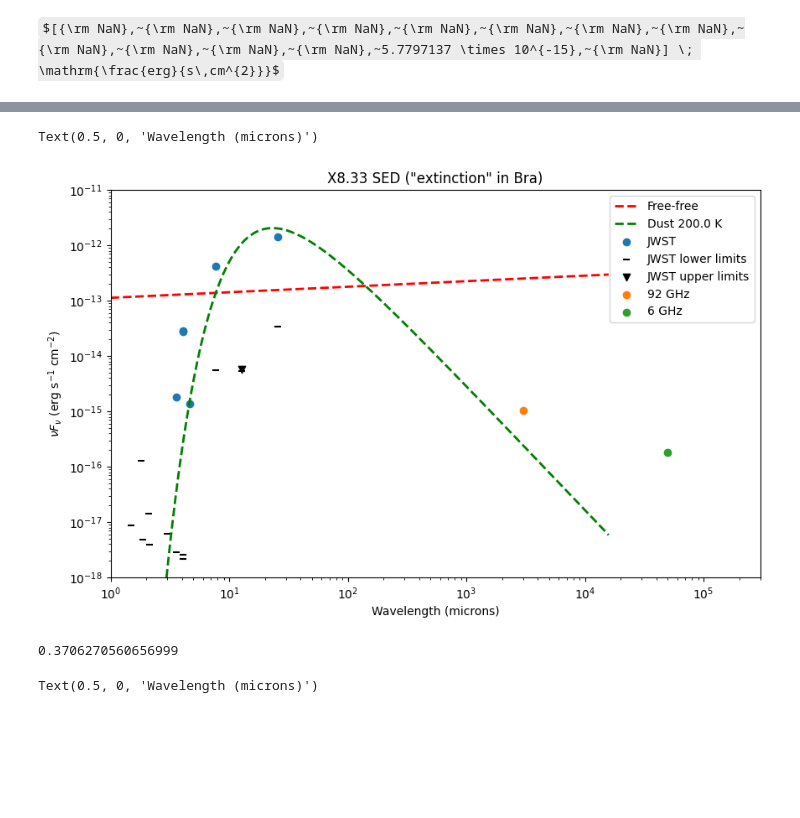
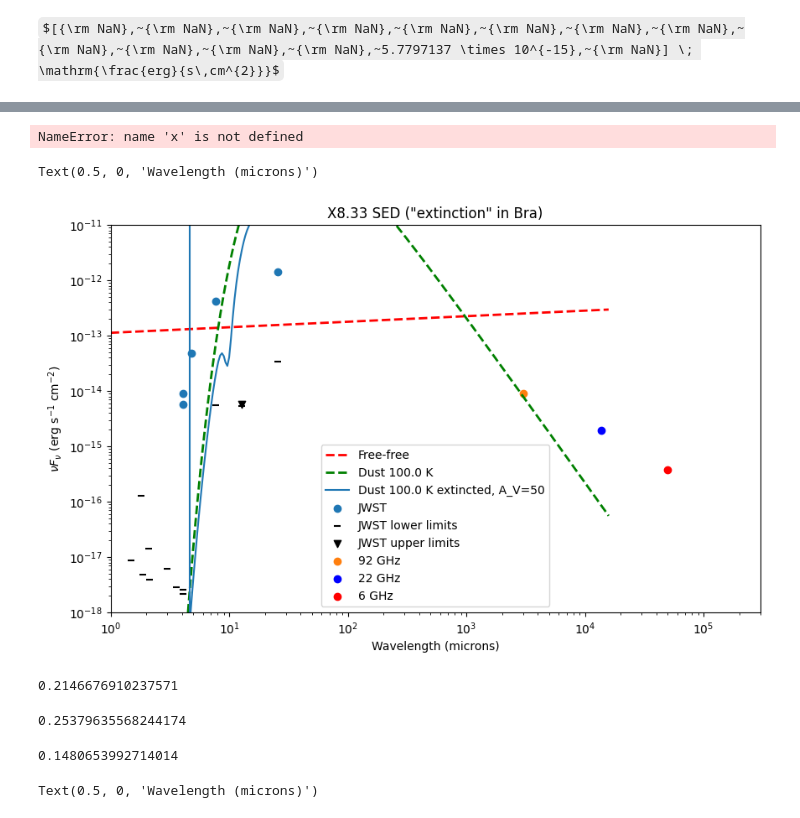
Before and after one commit to nbudaiev/jwst_sgrb2, a Jupyter notebook: sgrb2_jwst/SED_builder_catalog.ipynb, the cells around one changed output, grey strips where cells are left out. Drawn from its saved outputs; the diff is of its cells as text; code cells hidden in the pictures; some formulas as TeX source; blank space fills up the shorter version.

```diff
--- a/sgrb2_jwst/SED_builder_catalog.ipynb
+++ b/sgrb2_jwst/SED_builder_catalog.ipynb
@@ -262,0 +280,9 @@ $[{\rm NaN},~{\rm NaN},~{\rm NaN},~{\rm NaN},~{\rm NaN},~{\rm NaN},~{\rm NaN},~{
+# %%
+def thick_bb_emission(T, freq, radii):
+    B_nu = (2 * freq**3 *c.h / (c.c**2) * 1 / (np.e**(c.h*freq/(c.k_B*T))-1)).to(u.W/u.m**2/u.Hz)
+    d = 8.277 * u.kpc
+    S_nu = B_nu * np.pi * radii**2 / d**2
+
+    nuFnu = (S_nu * freq).to(u.erg/u.s/u.cm**2)
+    return nuFnu
+    #return S_nu.to(u.Jy)
@@ -303,4 +370,8 @@ get_SI(2.652939222753e-2*u.Jy, 3.352606436238e-3*u.Jy, 92*u.GHz, 6*u.GHz)
 # %%
 src2 = cat[(cat['id_f480m'] == 310817) & (cat['id_f405n'] == 40809)][0]
+src2 = cat[(cat['id_f480m'] == 182594) & (cat['id_f405n'] == 223050)][0]
+
+
+
 cross_match_with_src(src2)
 # %% [output]
@@ -323,3 +394,3 @@ No match in F1280W catalog for source 310817
 # %%
-nuFnu_92ghz = (1.119052642025e-3*u.Jy * 92*u.GHz).to(u.erg/u.s/u.cm**2)
-nuFnu_6ghz = (3.078077221289e-3*u.Jy * 6*u.GHz).to(u.erg/u.s/u.cm**2)
+nuFnu_92ghz = (1.15e-2*u.Jy * 92*u.GHz).to(u.erg/u.s/u.cm**2)
+#nuFnu_6ghz = (6.4e-3*u.Jy * 6*u.GHz).to(u.erg/u.s/u.cm**2)
@@ -325,0 +531,2 @@ nuFnu_6ghz = (3.078077221289e-3*u.Jy * 6*u.GHz).to(u.erg/u.s/u.cm**2)
+# %%
+nuFnu[0:6] = [np.nan] *6
@@ -326,30 +613,53 @@ nuFnu_6ghz = (3.078077221289e-3*u.Jy * 6*u.GHz).to(u.erg/u.s/u.cm**2)
+# %%
+x
+# %% [output]
+NameError: name 'x' is not defined
 # %%
+#Meng region 50
+S_dust = thick_bb_emission(T_d, wav_to_freq(wavelength), r)
+
+
 fig = plt.figure(figsize=(10, 6))
 plt.plot(wavelength, S_ff*10**(-11.5), label=f"Free-free", color='r', lw=2, linestyle = '--')
-plt.plot(wavelength, S_dust*10**10, label=f'Dust {T_d}', color='g', lw=2, linestyle = '--')
+plt.plot(wavelength, S_dust, label=f'Dust {T_d}', color='g', lw=2, linestyle = '--')
+plt.plot(wavelengths_ext, S_dust_extincted, label=f'Dust {T_d} extincted, A_V={A_V}',)
 plt.scatter(wavelengths, nuFnu, label = 'JWST')
 
 plt.scatter(wavelengths, jwst_lower_limits_nuFnu, marker='_', color='k', label='JWST lower limits')
 
 plt.scatter(wavelengths, nuFnu_upper_limits, marker='v', color='k', label='JWST upper limits')
 
+# plt.scatter((3*u.mm).to(u.um).value, nuFnu_92ghz.value, label='92 GHz')
+# plt.scatter((freq_to_wav(6*u.GHz)).value, nuFnu_6ghz.value, label='6 GHz')
 plt.scatter((3*u.mm).to(u.um).value, nuFnu_92ghz.value, label='92 GHz')
-plt.scatter((freq_to_wav(6*u.GHz)).value, nuFnu_6ghz.value, label='6 GHz')
+plt.scatter(freq_to_wav(22*u.GHz), (8.9*u.mJy * 22*u.GHz).to(u.erg/u.s/u.cm**2).value, label='22 GHz', color='blue')
+plt.scatter(freq_to_wav(6*u.GHz), (6.4*u.mJy * 6*u.GHz).to(u.erg/u.s/u.cm**2).value, label='6 GHz', color='red')
+
 
 
 plt.title('X8.33 SED ("extinction" in Bra)')
+
+plt.axvline(4.66)
 
 plt.legend()
 plt.xscale('log')
 plt.yscale('log')
 plt.xlim(1, 300000)
 plt.ylim(10**(-18), 10**(-11))
 plt.ylabel(r'$\nu F_\nu$ (erg s$^{-1}$ cm$^{-2}$)')
 plt.xlabel('Wavelength (microns)')
 # %% [output]
 Text(0.5, 0, 'Wavelength (microns)')
-[figure, old version]
+[figure, new version]
 # %%
-get_SI(3.078077221289e-3*u.Jy, 1.119052642025e-3*u.Jy, 92*u.GHz, 6*u.GHz, )
+get_SI(1.15e-2*u.Jy, 6.4e-3*u.Jy, 92*u.GHz, 6*u.GHz,)
 # %% [output]
-0.3706270560656999
+0.2146676910237571
+# %%
+get_SI(8.9e-3*u.Jy, 6.4e-3*u.Jy, 22*u.GHz, 6*u.GHz,)
+# %% [output]
+0.25379635568244174
+# %%
+get_SI(8.9e-3*u.Jy, 1.1e-2*u.Jy, 22*u.GHz, 92*u.GHz,)
+# %% [output]
+0.1480653992714014
```
Also changed, not shown: parts of 25 cells of this notebook.
